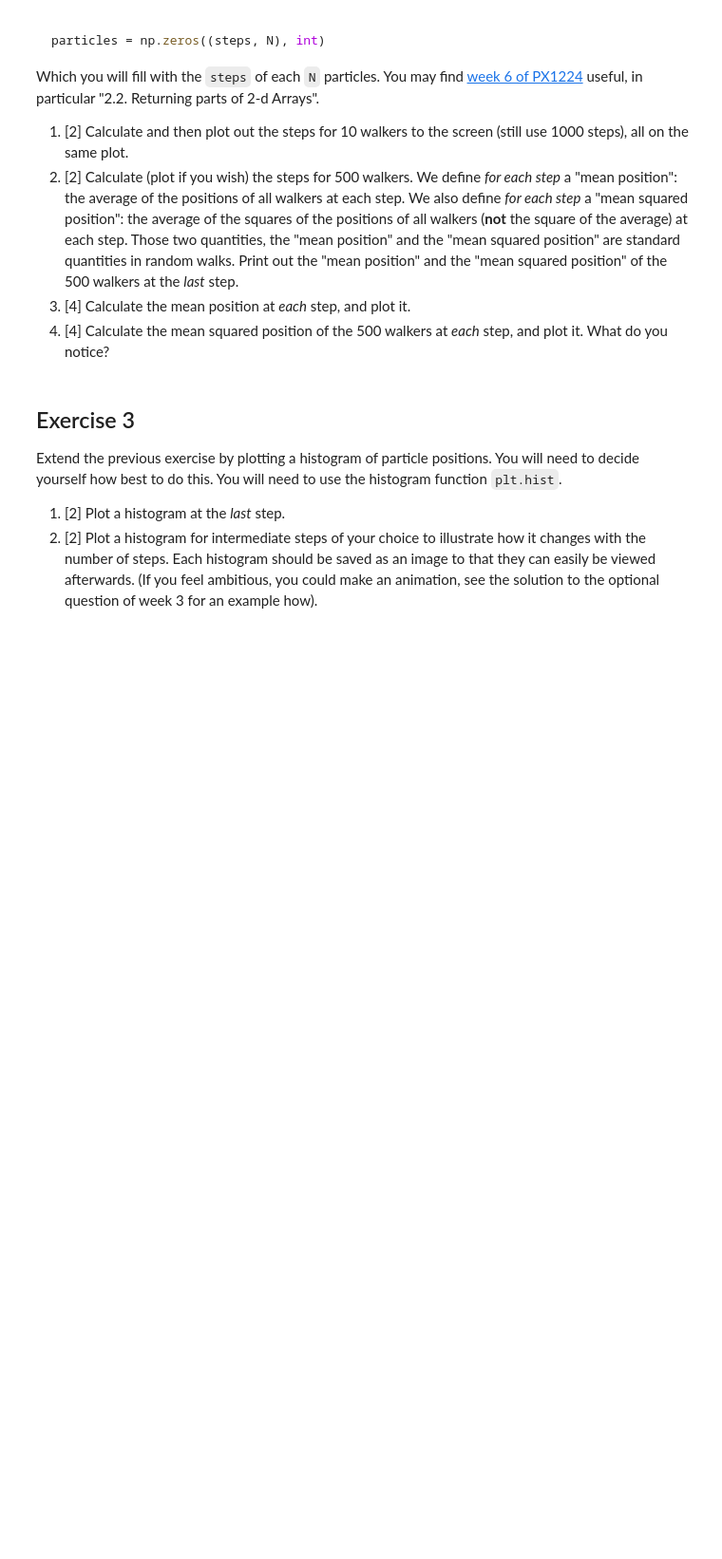
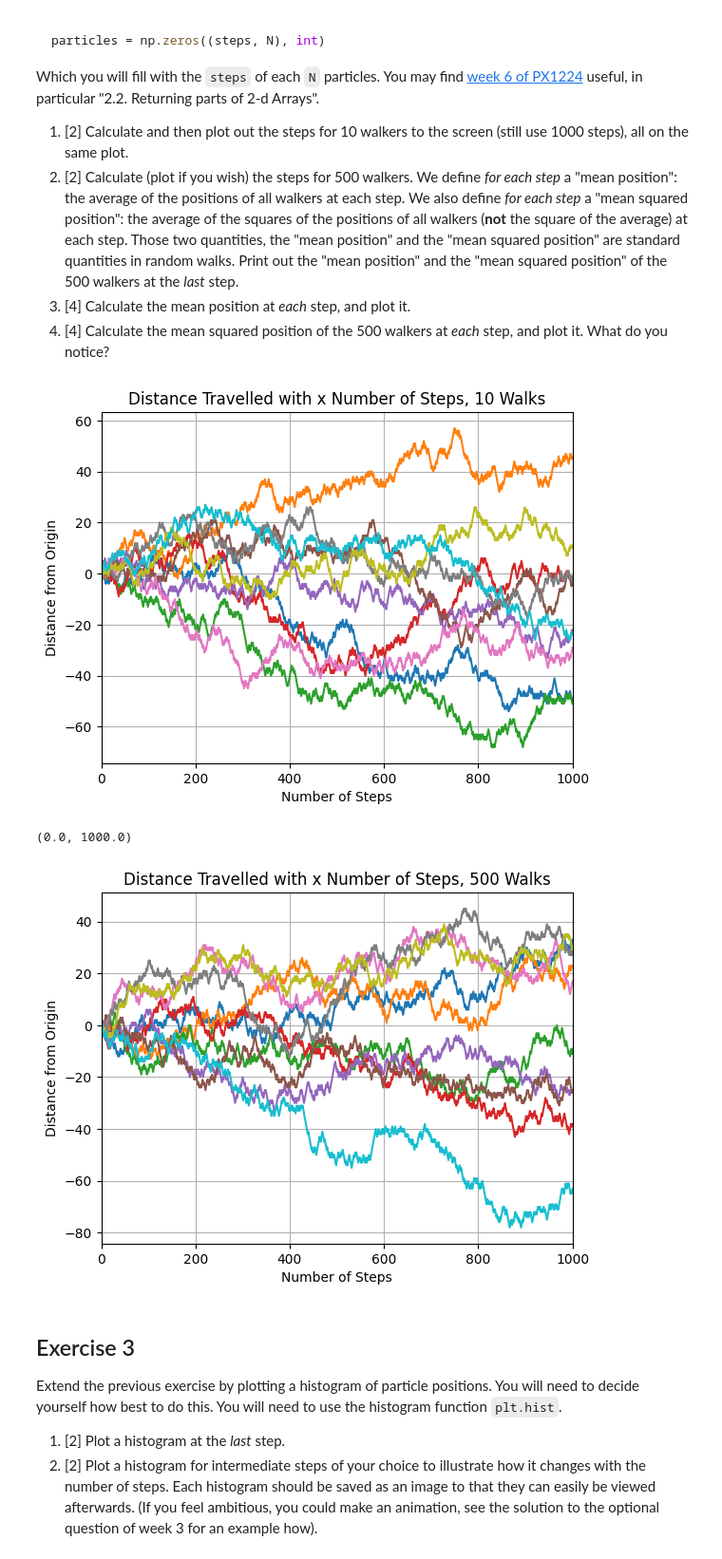
Before and after one commit to PX2145-2025/week-7-b-EvansElliot, a Jupyter notebook: Random_walk.ipynb, the cells around one changed output. Shown at 95% size. Cells and saved outputs as stored; diff of their text form; code cells hidden in the pictures; blank space fills up the shorter version.

```diff
--- a/Random_walk.ipynb
+++ b/Random_walk.ipynb
@@ -117,6 +117,38 @@ Which you will fill with the `steps` of each `N` particles. You may find [week 6
  3. [4] Calculate the mean position at _each_ step, and plot it.
  4. [4] Calculate the mean squared position of the 500 walkers at _each_ step, and
 plot it. What do you notice?
+# %%
+particles = np.zeros((steps, N), int)
+#defining new walk function for n particles
+def walk_n(steps, N):
+    walks=np.zeros((steps, N),int)
+#stacking the whole walk in the collumn for N
+    for i in range(N):
+        walks[:,i] = walk(steps)
+    return walks
+#plotting
+for i in range(N):
+    plt.plot(x1,walk_n(1000,10)[:, i])
+
+plt.xlabel('Number of Steps')
+plt.ylabel('Distance from Origin')
+plt.title('Distance Travelled with x Number of Steps, 10 Walks')
+plt.grid()
+plt.xlim(0,1000)
+plt.show()
+
+for i in range(N):
+    plt.plot(x1,walk_n(1000, 500)[:, i])
+
+plt.xlabel('Number of Steps')
+plt.ylabel('Distance from Origin')
+plt.title('Distance Travelled with x Number of Steps, 500 Walks')
+plt.grid()
+plt.xlim(0,1000)
+# %% [output]
+[figure, added]
+(0.0, 1000.0)
+[figure, added]
 # %% [markdown]
 ## Exercise 3
 Extend the previous exercise by plotting a histogram of particle positions. You will need to decide yourself how best to do this. You will need to use the histogram function `plt.hist`.
```
Also changed, not shown: parts of 1 cell of this notebook.
